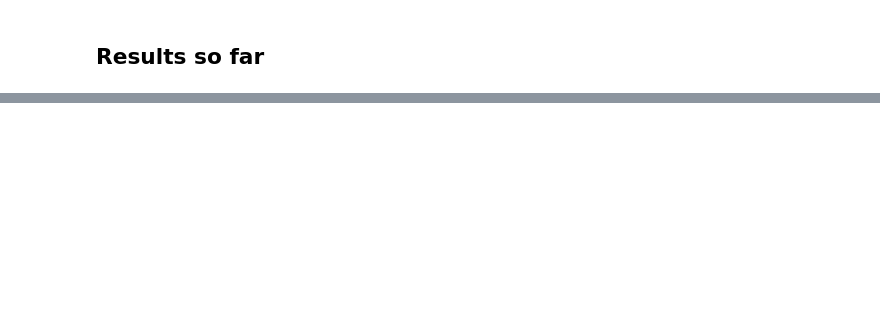
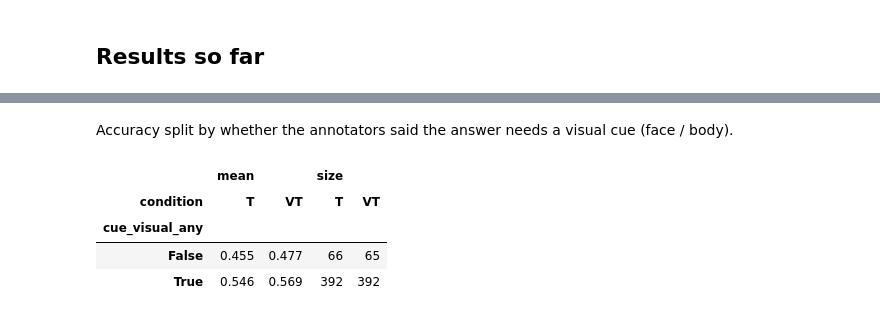
Before and after one commit to seriozh1/ai-alignment-demands-emotions, a Jupyter notebook: notebooks/04_run.ipynb, the cells around one changed output, grey strips where cells are left out. Cells and saved outputs as stored; diff of their text form; code cells hidden in the pictures; blank space fills up the shorter version.

```diff
--- a/notebooks/04_run.ipynb
+++ b/notebooks/04_run.ipynb
@@ -68,0 +200,10 @@ results.pivot(index=["order", "question_id"], columns="condition", values=["prob
+# %% [markdown]
+Accuracy split by whether the annotators said the answer needs a visual cue (face / body).
+# %%
+df.pivot_table(index="cue_visual_any", columns="condition", values="correct", aggfunc=["mean", "size"]).round(3)
+# %% [output]
+|  | mean |  | size |  |
+| condition | T | VT | T | VT |
+| cue_visual_any |  |  |  |  |
+| False | 0.455 | 0.477 | 66 | 65 |
+| True | 0.546 | 0.569 | 392 | 392 |
```
Also changed, not shown: parts of 14 cells of this notebook, 2 other files.
